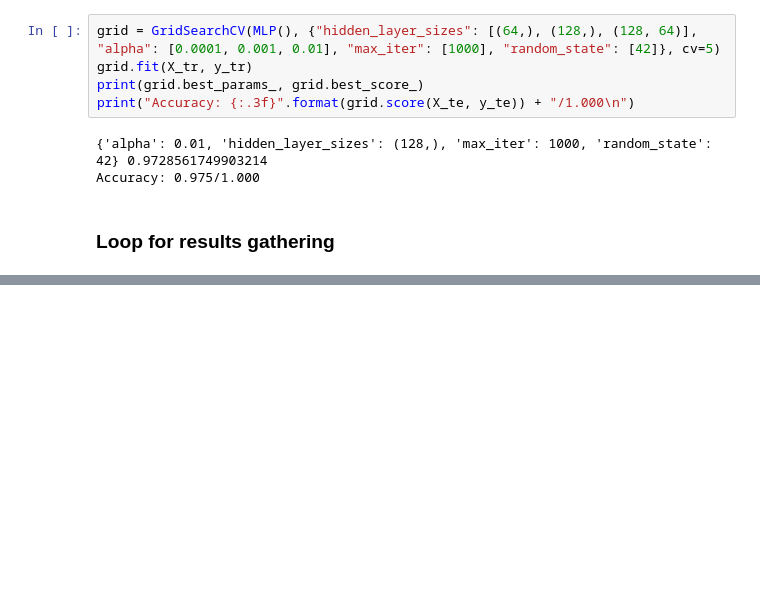
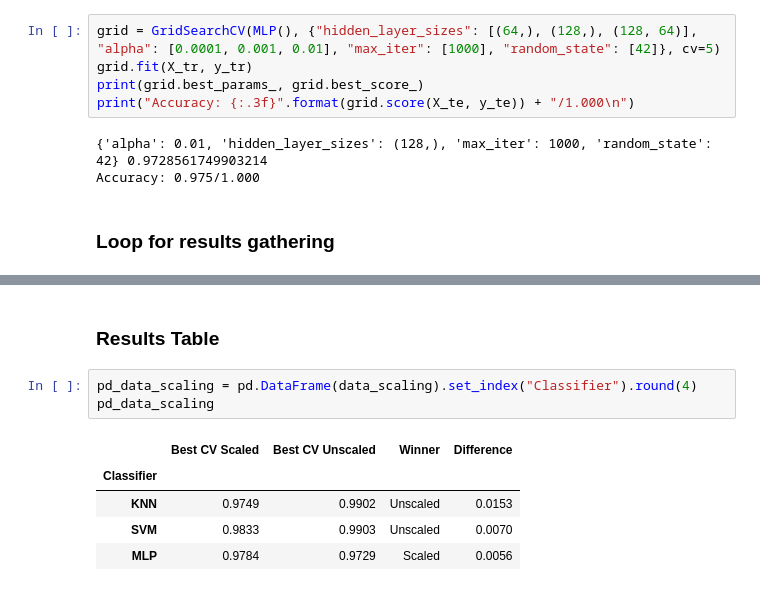
Before and after one commit to migasantunes/Classifiers_KNN_SVM_MLP, a Jupyter notebook: project2.ipynb, the cells around one changed output, grey strips where cells are left out. Drawn from its saved outputs; the diff is of its cells as text; blank space fills up the shorter version.

```diff
--- a/project2.ipynb
+++ b/project2.ipynb
@@ -272,0 +292,11 @@ weighted avg       0.98      0.98      0.98       360
+# %% [markdown]
+### Results Table
+# %%
+pd_data_scaling = pd.DataFrame(data_scaling).set_index("Classifier").round(4)
+pd_data_scaling
+# %% [output]
+|  | Best CV Scaled | Best CV Unscaled | Winner | Difference |
+| Classifier |  |  |  |  |
+| KNN | 0.9749 | 0.9902 | Unscaled | 0.0153 |
+| SVM | 0.9833 | 0.9903 | Unscaled | 0.0070 |
+| MLP | 0.9784 | 0.9729 | Scaled | 0.0056 |
```
Also changed, not shown: parts of 12 cells of this notebook, 1 other file.
